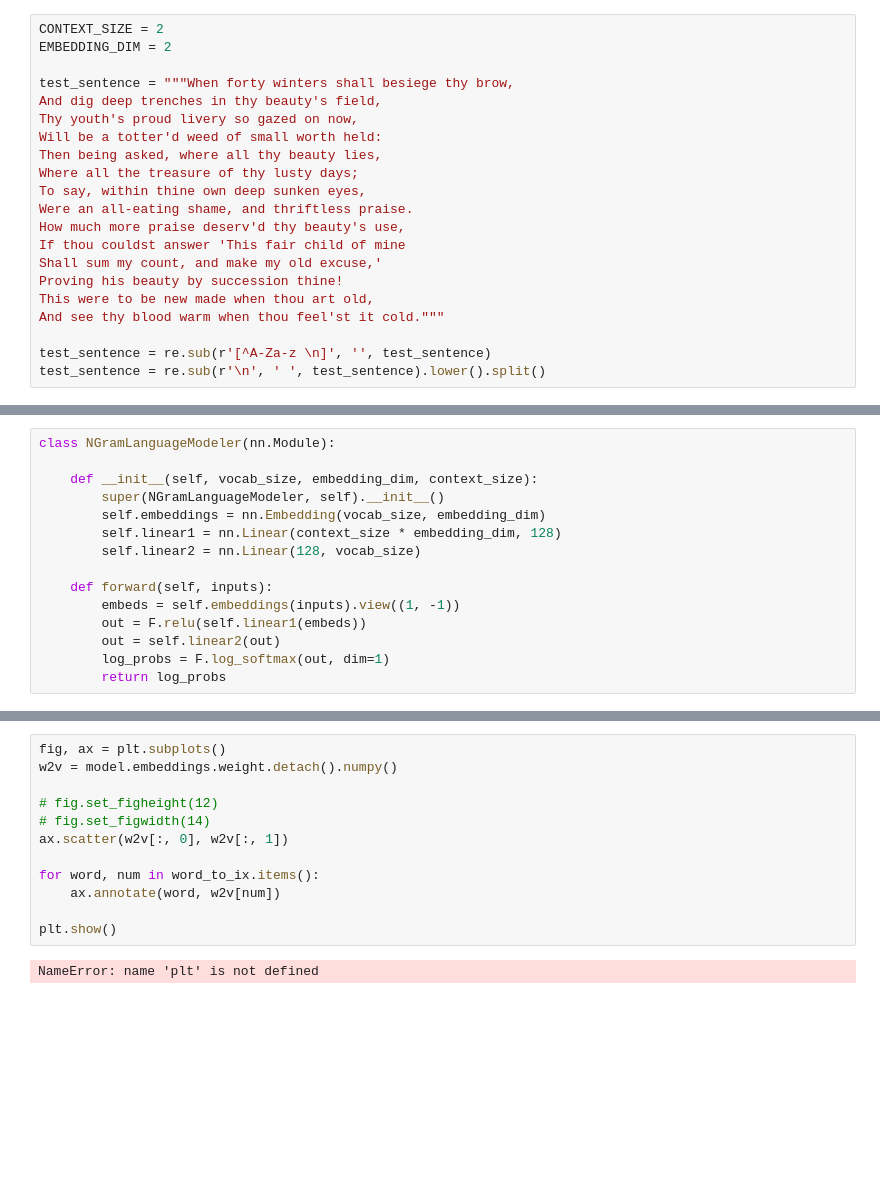
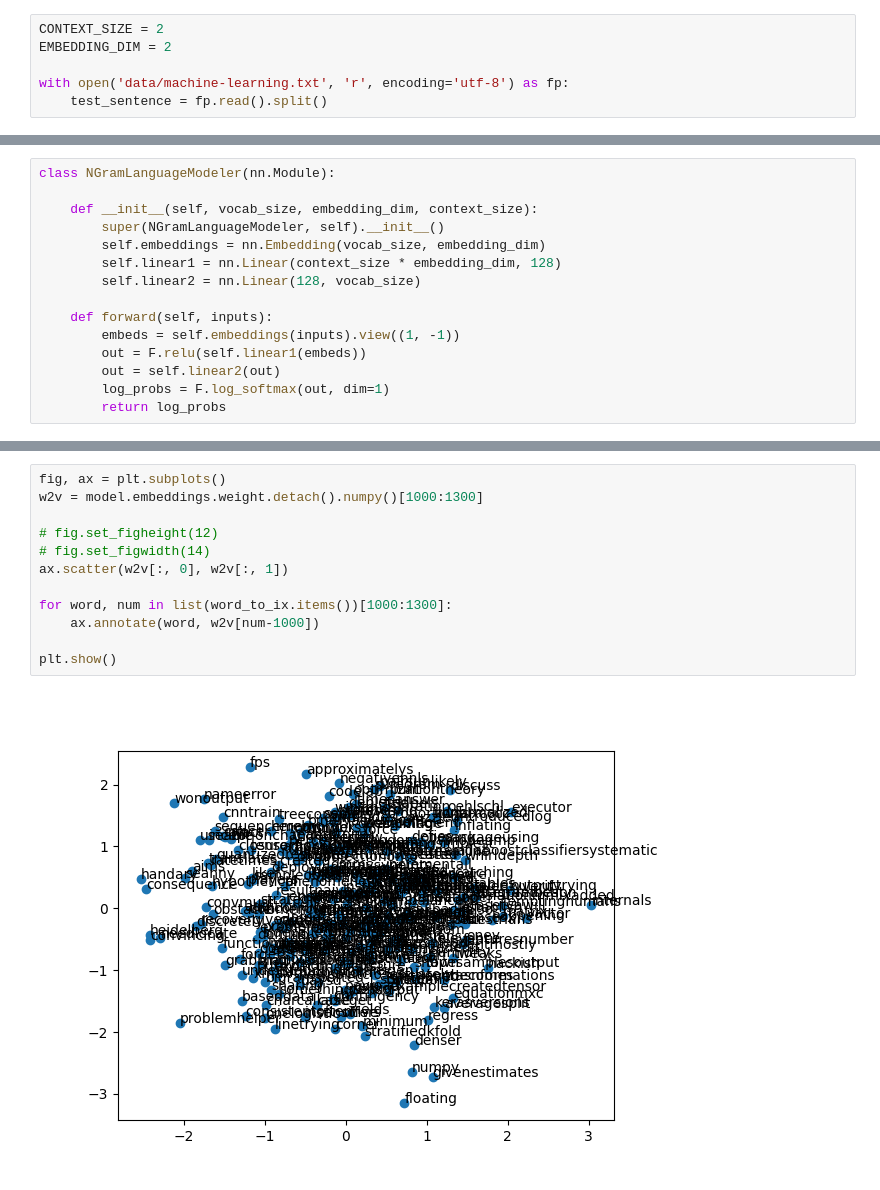
Before and after one commit to Mruzik1/Sentiment-Analysis, a Jupyter notebook: testing.ipynb, the cells around one changed output, grey strips where cells are left out. Cells and saved outputs as stored; diff of their text form; blank space fills up the shorter version.

Commit message:
scraped and processed data, trained the model (need cleaner data)

```diff
--- a/testing.ipynb
+++ b/testing.ipynb
@@ -6,27 +6,12 @@ import torch.nn as nn
 import torch.nn.functional as F
 import torch.optim as optim
 import matplotlib.pyplot as plt
-# %%
-CONTEXT_SIZE = 2
-EMBEDDING_DIM = 2
-
-test_sentence = """When forty winters shall besiege thy brow,
-And dig deep trenches in thy beauty's field,
-Thy youth's proud livery so gazed on now,
-Will be a totter'd weed of small worth held:
-Then being asked, where all thy beauty lies,
-Where all the treasure of thy lusty days;
-To say, within thine own deep sunken eyes,
-Were an all-eating shame, and thriftless praise.
-How much more praise deserv'd thy beauty's use,
-If thou couldst answer 'This fair child of mine
-Shall sum my count, and make my old excuse,'
-Proving his beauty by succession thine!
-This were to be new made when thou art old,
-And see thy blood warm when thou feel'st it cold."""
-
-test_sentence = re.sub(r'[^A-Za-z \n]', '', test_sentence)
-test_sentence = re.sub(r'\n', ' ', test_sentence).lower().split()
+# %%
+CONTEXT_SIZE = 2
+EMBEDDING_DIM = 2
+
+with open('data/machine-learning.txt', 'r', encoding='utf-8') as fp:
+    test_sentence = fp.read().split()
 # %%
 ngrams = [
     (
@@ -85,14 +73,14 @@ for epoch in range(200):
 # %%
 fig, ax = plt.subplots()
-w2v = model.embeddings.weight.detach().numpy()
+w2v = model.embeddings.weight.detach().numpy()[1000:1300]
 
 # fig.set_figheight(12)
 # fig.set_figwidth(14)
 ax.scatter(w2v[:, 0], w2v[:, 1])
 
-for word, num in word_to_ix.items():
-    ax.annotate(word, w2v[num])
+for word, num in list(word_to_ix.items())[1000:1300]:
+    ax.annotate(word, w2v[num-1000])
 
 plt.show()
 # %% [output]
-NameError: name 'plt' is not defined
+[figure, added]
```
Also changed, not shown: parts of 3 cells of this notebook, 3 other files.
